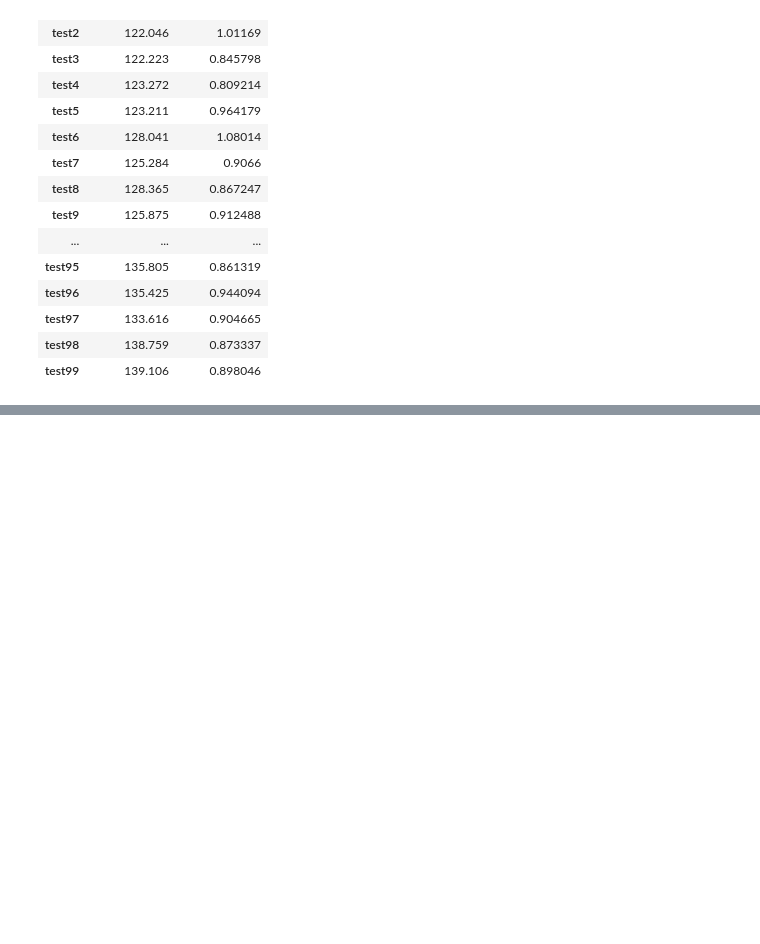
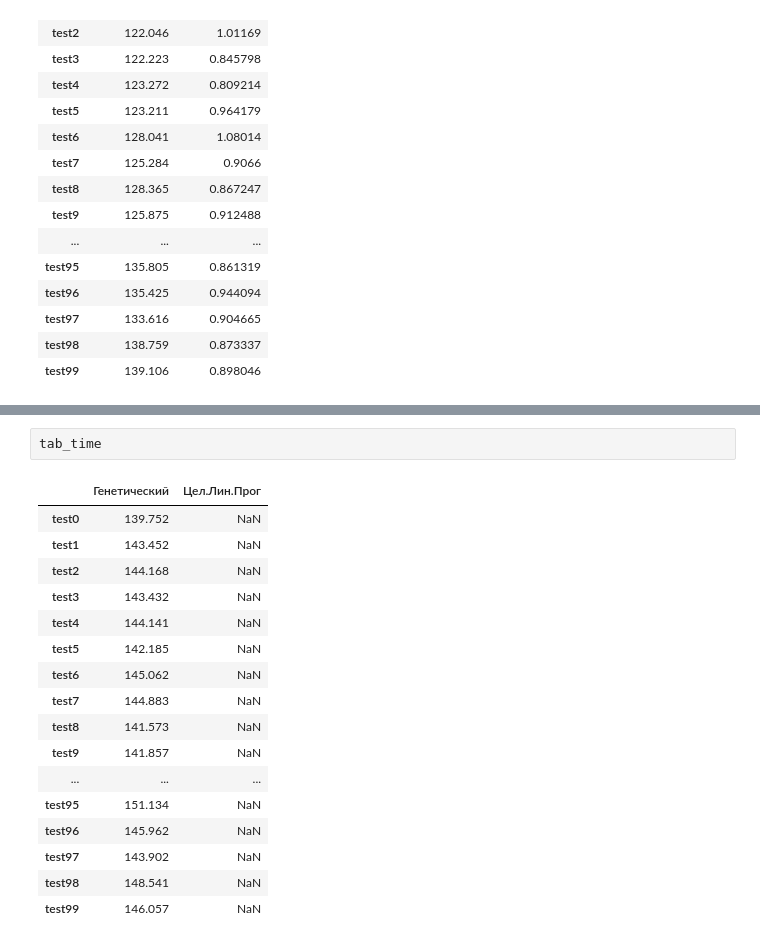
Before and after one commit to SdobnovE/SPEC_COURSE_ALG_ENS_DISKR, a Jupyter notebook: Рюкзак_DNA.ipynb, the cells around one changed output, grey strips where cells are left out. Cells and saved outputs as stored; diff of their text form; blank space fills up the shorter version.

```diff
--- a/Рюкзак_DNA.ipynb
+++ b/Рюкзак_DNA.ipynb
@@ -735,0 +817,20 @@ tab_time
+# %%
+tab_time
+# %% [output]
+|  | Генетический | Цел.Лин.Прог |
+| test0 | 139.752 | NaN |
+| test1 | 143.452 | NaN |
+| test2 | 144.168 | NaN |
+| test3 | 143.432 | NaN |
+| test4 | 144.141 | NaN |
+| test5 | 142.185 | NaN |
+| test6 | 145.062 | NaN |
+| test7 | 144.883 | NaN |
+| test8 | 141.573 | NaN |
+| test9 | 141.857 | NaN |
+| ... | ... | ... |
+| test95 | 151.134 | NaN |
+| test96 | 145.962 | NaN |
+| test97 | 143.902 | NaN |
+| test98 | 148.541 | NaN |
+| test99 | 146.057 | NaN |
```
Also changed, not shown: parts of 9 cells of this notebook.
